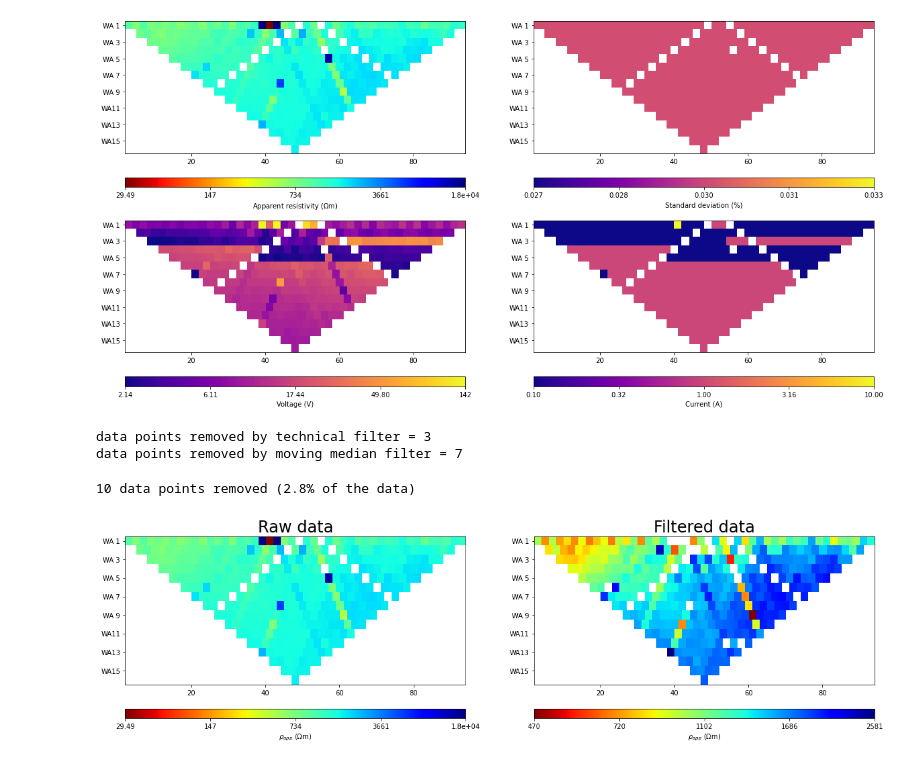
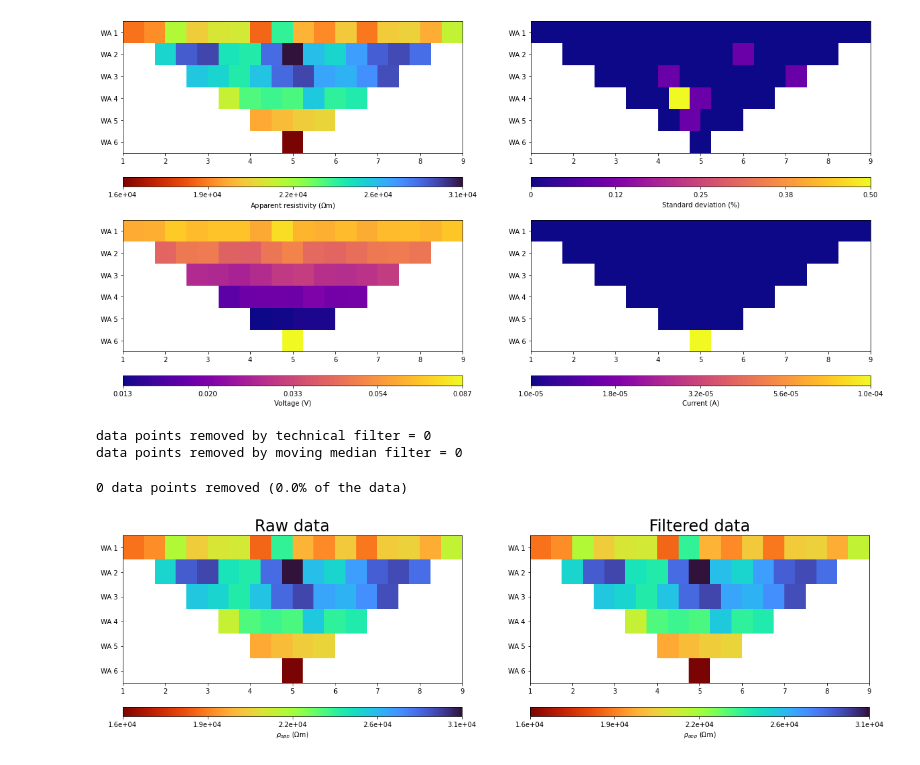
Before and after one commit to teddiherring/permafrost-data-processing, a Jupyter notebook: data_filtering.ipynb, the cells around one changed output. Saved outputs shown, nothing was run; the diff lists cells and outputs as text; code cells hidden in the pictures.

```diff
--- a/data_filtering.ipynb
+++ b/data_filtering.ipynb
@@ -8,11 +8,11 @@ import matplotlib.pyplot as plt
 # load data file (already in BERT unified data format)
 
 # data_in = ert.load('data_unified/CER2017-08-24_u_i.txt')
-# data_in = ert.load('data_unified/craterlake_2019_feb6.txt')
+data_in = ert.load('data_unified/craterlake_2019_feb6.txt')
 # data_in = ert.load('data_unified/fieldschool_wen3_2013_aug26.txt') # no permafrost. bad electrode to test filtering
 # data_in = ert.load('data_unified/oldcrow_wen13_2013_oct14.txt')
 # data_in = ert.load('data_unified/oldcrow_wen1_2013_oct13.txt')
-data_in = ert.load('data_unified/SCH2018-08-29_u_i.txt')
+# data_in = ert.load('data_unified/SCH2018-08-29_u_i.txt')
 # data_in = ert.load('data_unified/Teller_ERTB_2019-10-03_0600.ohm') # data from the seward peninsula
 
 
@@ -39,7 +42,7 @@ mgr = ert.ERTManager(data_in)
 
 fig, ax = plt.subplots(2,2,figsize=[20,10])
 
-mgr.showData(data_in, vals=data_in['rhoa'],ax=ax[0,0],label=r'Apparent resistivity ($\Omega$m)',cMap='jet_r');
+mgr.showData(data_in, vals=data_in['rhoa'],ax=ax[0,0],label=r'Apparent resistivity ($\Omega$m)',cMap='turbo_r');
 
 if max(data_in['err']>0):
     mgr.showData(data_in, vals=data_in['err'],ax=ax[0,1],label='Standard deviation (%)',cMap='plasma');
@@ -56,7 +59,7 @@ if max(data_in['i']>0):
 else:
     ax[1,1].text(0.35,0.5,'no current data available',fontsize=16)
 # %% [output]
-[figure, old version]
+[figure, new version]
 # %%
 # to apply a moving median filter we will need to sort our data by depth level and array midpoint.
 
@@ -171,8 +174,8 @@ print('data points removed by moving median filter = %.0f'%n_mmf)
 
 data_filt = data_filt[ikeep]
 # %% [output]
-data points removed by technical filter = 3
-data points removed by moving median filter = 7
+data points removed by technical filter = 0
+data points removed by moving median filter = 0
 # %%
 # put everything back into the data container
 
@@ -190,20 +193,20 @@ for i in range(len(cols)):
 # %%
 # plot filtered data
 
 fig, ax = plt.subplots(1,2,figsize=[20,5])
 
 d = data_in
-mgr.showData(d, vals=d['rhoa'],ax=ax[0],label=r'$\rho_{app}$ ($\Omega$m)',cMap='jet_r');
+mgr.showData(d, vals=d['rhoa'],ax=ax[0],label=r'$\rho_{app}$ ($\Omega$m)',cMap='turbo_r');
 ax[0].set_title('Raw data',fontsize=24);
 
 d = data_out
-mgr.showData(d, vals=d['rhoa'],ax=ax[1],label=r'$\rho_{app}$ ($\Omega$m)',cMap='jet_r');
+mgr.showData(d, vals=d['rhoa'],ax=ax[1],label=r'$\rho_{app}$ ($\Omega$m)',cMap='turbo_r');
 ax[1].set_title('Filtered data',fontsize=24);
 
 print('%.0f data points removed (%.1f%% of the data)'%(n_tf+n_mmf, float((data_in.size()-data_out.size())/data_in.size()*100)))
 # %% [output]
-10 data points removed (2.8% of the data)
+0 data points removed (0.0% of the data)
-[figure, old version]
+[figure, new version]
 # %%
 # first pass inversion
 
```
Also changed, not shown: parts of 7 cells of this notebook.
